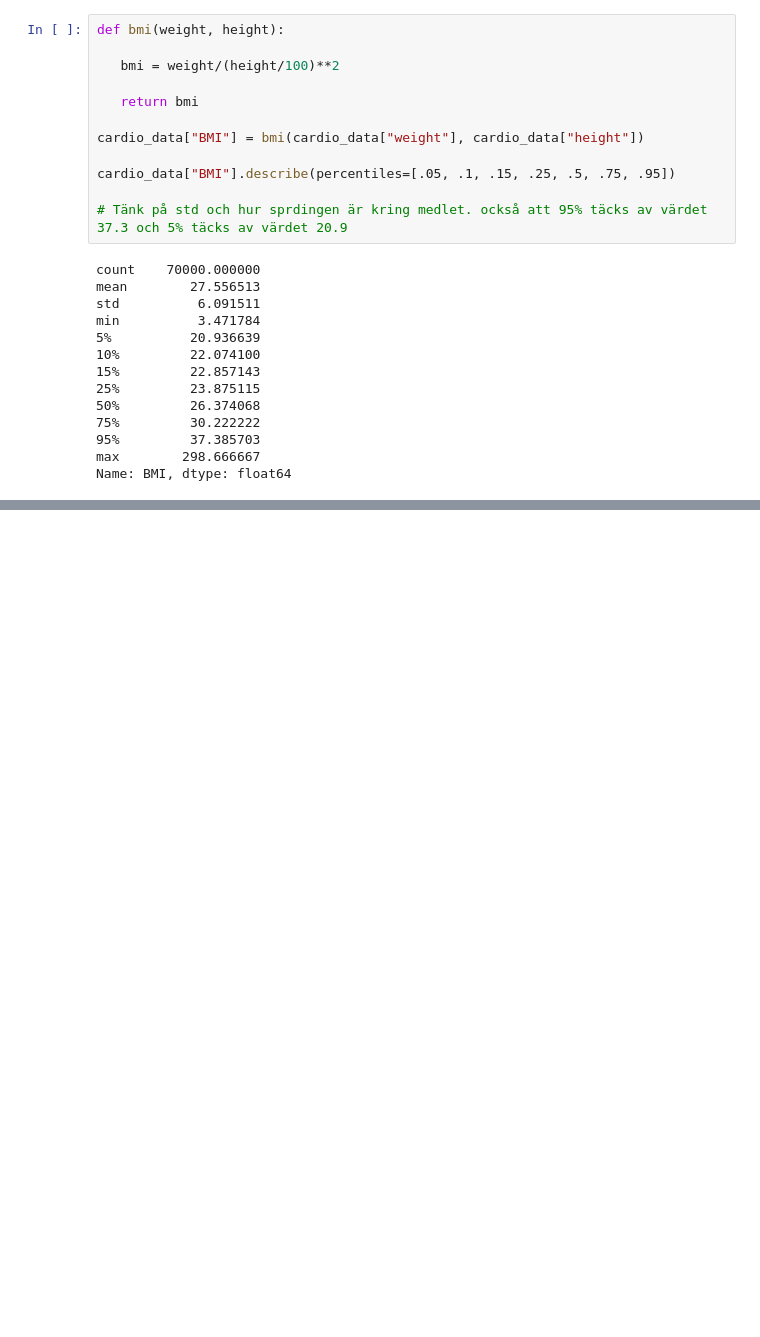
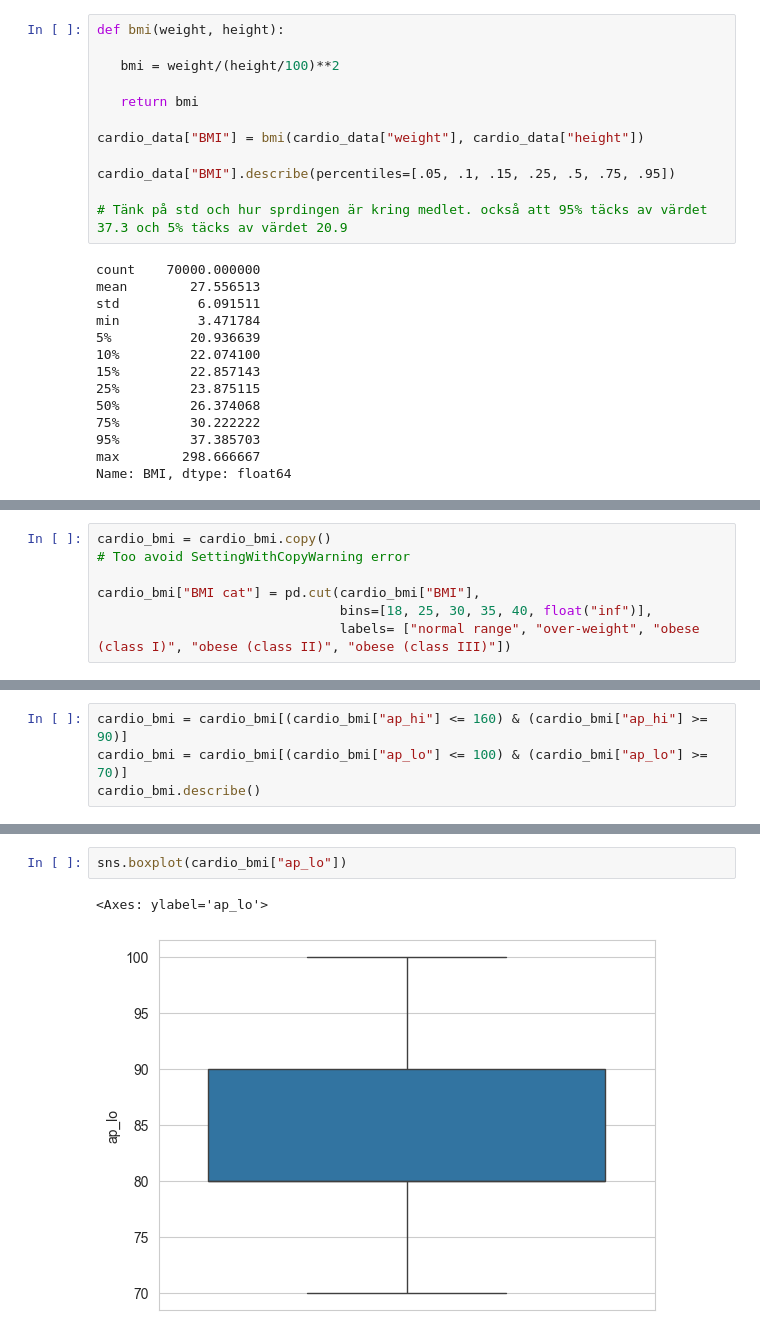
Before and after one commit to HanFredriksson/AI-plugg-filer-Hannes-Fredriksson, a Jupyter notebook: Maskininlärning/Labb/Laboration_1_Medical_Prediction/TestPad.ipynb, the cells around one changed output, grey strips where cells are left out. Saved outputs shown, nothing was run; the diff lists cells and outputs as text; blank space fills up the shorter version.

```diff
--- a/Maskininlärning/Labb/Laboration_1_Medical_Prediction/TestPad.ipynb
+++ b/Maskininlärning/Labb/Laboration_1_Medical_Prediction/TestPad.ipynb
@@ -128,0 +175,7 @@ sns.boxplot(cardio_data["BMI"])
+# %%
+cardio_bmi = cardio_bmi.copy()
+# Too avoid SettingWithCopyWarning error
+
+cardio_bmi["BMI cat"] = pd.cut(cardio_bmi["BMI"],
+                               bins=[18, 25, 30, 35, 40, float("inf")],
+                               labels= ["normal range", "over-weight", "obese (class I)", "obese (class II)", "obese (class III)"])
@@ -128,0 +203,4 @@ sns.boxplot(cardio_data["BMI"])
+# %%
+cardio_bmi = cardio_bmi[(cardio_bmi["ap_hi"] <= 160) & (cardio_bmi["ap_hi"] >= 90)]
+cardio_bmi = cardio_bmi[(cardio_bmi["ap_lo"] <= 100) & (cardio_bmi["ap_lo"] >= 70)]
+cardio_bmi.describe()
@@ -128,0 +217,5 @@ sns.boxplot(cardio_data["BMI"])
+# %%
+sns.boxplot(cardio_bmi["ap_lo"])
+# %% [output]
+<Axes: ylabel='ap_lo'>
+[figure, added]
```
Also changed, not shown: parts of 14 cells of this notebook, 1 other file.
